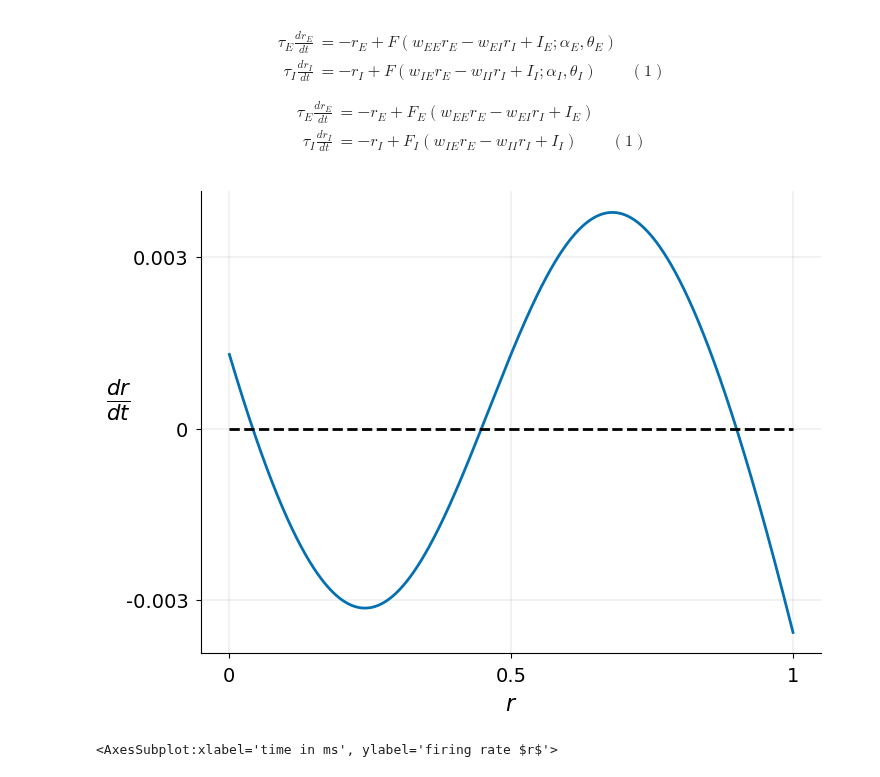
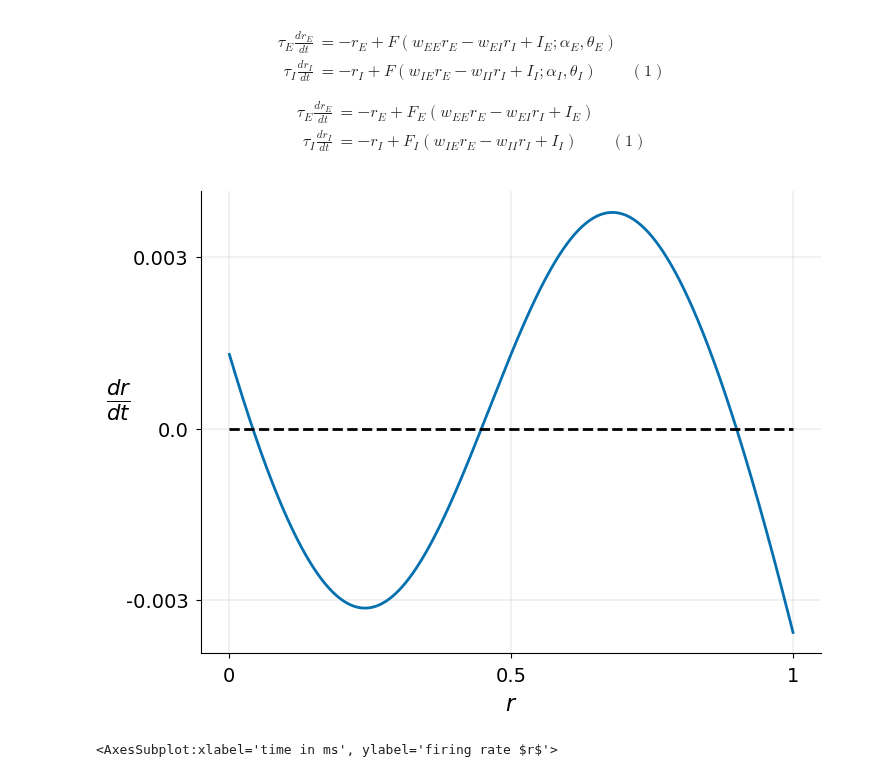
Before and after one commit to comp-neural-circuits/intro-to-comp-neuro, a Jupyter notebook: notebooks/Exc_8/notebook_8.ipynb, the cells around one changed output. Saved outputs shown, nothing was run; the diff lists cells and outputs as text; code cells hidden in the pictures.

```diff
--- a/notebooks/Exc_8/notebook_8.ipynb
+++ b/notebooks/Exc_8/notebook_8.ipynb
@@ -131,8 +131,10 @@ class RecurrentNetwork(object):
                     w = 5,
                     alpha = 4,
                     theta = 13,
+                    max_rate = 1,
                     tau = 11,
-                    dt = 1
+                    dt = 1,
+                    I_ext = 0,
     ):
         '''This function is executed when we create an object from that class'''
         super(RecurrentNetwork, self).__init__()
@@ -140,26 +142,32 @@ class RecurrentNetwork(object):
         self.w = w
         self.alpha = alpha
         self.theta = theta
+        self.max_rate = max_rate
         self.tau = tau
         self.dt = dt
+        self.I_ext = I_ext
+
 
         self.t_list = []
         self.r_list = []
 
 
-    def compute_drdt(self, r, I_ext):
+    def update_external_current(I_ext):
+        self.I_ext = I_ext
+
+    def compute_drdt(self, r):
         # Calculate drdt
-        drdt = (-r + nonlinearity_f(self.w * r + I_ext, self.alpha, self.theta)) / self.tau
+        drdt = (-r + self.max_rate*nonlinearity_f(self.w * r + self.I_ext, self.alpha, self.theta)) / self.tau
         return drdt
 
 
-    def run_simulation(self, r_0 = 0.3, I_ext = 20, time_steps = 1500):
+    def run_simulation(self, r_0 = 0.3, time_steps = 1500):
 
         self.t_list = [0]
         self.r_list = [r_0]
 
         for ii in range(time_steps):
-            drdt = self.compute_drdt(r = self.r_list[-1], I_ext = I_ext)
+            drdt = self.compute_drdt(r = self.r_list[-1])
             self.r_list.append(self.r_list[-1] + self.dt*drdt)
             self.t_list.append(self.t_list[-1]+self.dt)
 
@@ -182,15 +190,13 @@ class RecurrentNetwork(object):
 
         return ax
 
-    def show_phase_plane(self,
-                        I_ext = 0.5,
-                        ax = None):
+    def show_phase_plane(self, ax = None):
 
         # Define a vector of r values and the simulation parameters
         r = np.linspace(0, 1, 1000)
 
         # Compute dr/dt
-        drdt = self.compute_drdt(r, I_ext = I_ext)
+        drdt = self.compute_drdt(r)
 
         if ax == None:
             fig, ax = plt.subplots()
@@ -198,7 +204,7 @@ class RecurrentNetwork(object):
         ax.plot([0,1],[0,0],linestyle = '--', color = 'k')
 
         x_ticks = [0,0.5,1]
-        y_ticks = [-0.003, 0, 0.003]
+        y_ticks = [np.round(ii,5) for ii in np.linspace(-0.015,0.015,11) if ii < np.max(drdt) and ii > np.min(drdt)]
         ax.set_xticks(x_ticks)
         ax.set_xticklabels(x_ticks,fontsize=14)
         ax.set_yticks(y_ticks)
@@ -206,8 +212,8 @@ class RecurrentNetwork(object):
         ax.set_xlabel('$r$', fontsize=16, fontweight='bold')
         ax.set_ylabel(r'$\frac{dr}{dt}$', fontsize=22, rotation=0, fontweight='bold')
 # %%
-example = RecurrentNetwork(w = 5, alpha = 1.2, theta = 2.8, tau = 20)
+example = RecurrentNetwork(w = 5, alpha = 1.2, theta = 2.8, tau = 20, I_ext = 0.5)
 example.show_phase_plane()
 # %% [output]
-[figure, old version]
+[figure, new version]
 # %%
```
Also changed, not shown: parts of 19 cells of this notebook, 1 other file.
